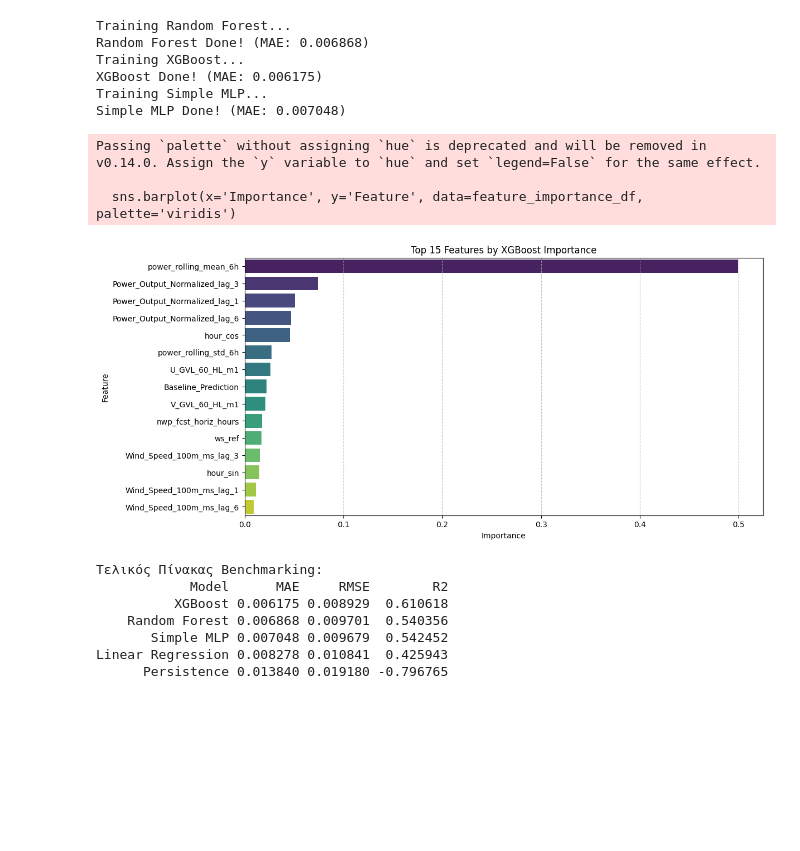
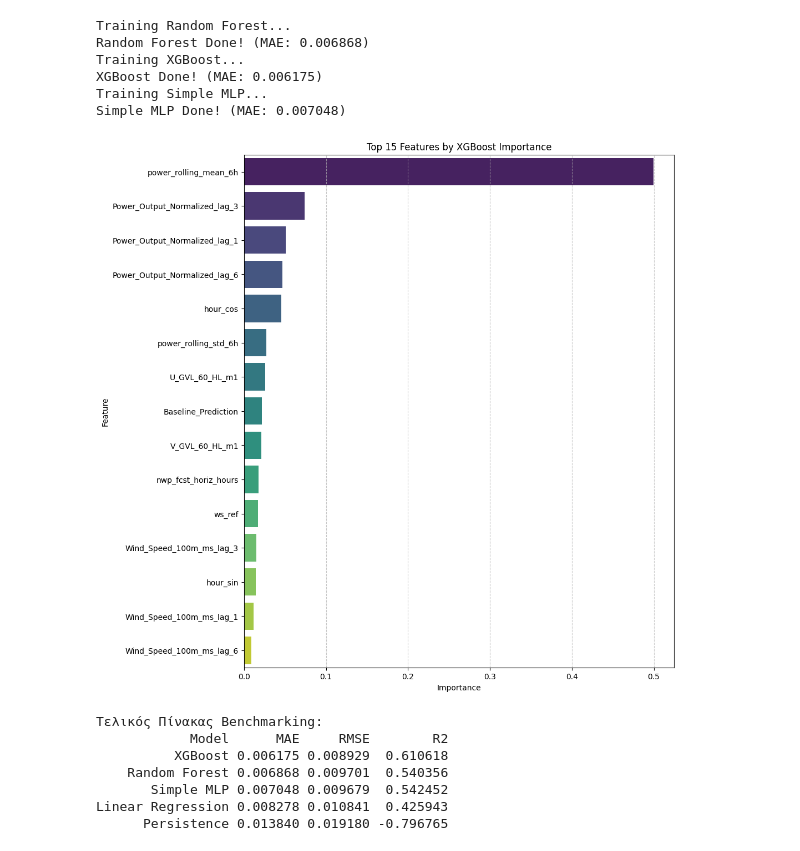
Before and after one commit to Dionysis33/WindPower_DigitalTwin, a Jupyter notebook: notebooks/07_advanced_baselines_and_importance.ipynb, the cells around one changed output. Saved outputs shown, nothing was run; the diff lists cells and outputs as text; code cells hidden in the pictures; blank space fills up the shorter version.

Commit message:
feat: complete advanced baselines with XGBoost (R2: 0.61) and fix visualization warnings

```diff
--- a/notebooks/07_advanced_baselines_and_importance.ipynb
+++ b/notebooks/07_advanced_baselines_and_importance.ipynb
@@ -91,20 +91,17 @@ Simple MLP Done! (MAE: 0.007048)
 # %%
 # Χρησιμοποιούμε το XGBoost για το importance
 importances = models["XGBoost"].feature_importances_
 feature_names = X_train.columns
 feature_importance_df = pd.DataFrame({'Feature': feature_names, 'Importance': importances})
 feature_importance_df = feature_importance_df.sort_values(by='Importance', ascending=False).head(15)
 
-plt.figure(figsize=(12, 6))
-sns.barplot(x='Importance', y='Feature', data=feature_importance_df, palette='viridis')
+plt.figure(figsize=(10, 12))
+sns.barplot(x='Importance', y='Feature', data=feature_importance_df, hue='Feature', palette='viridis', legend=False)
 plt.title('Top 15 Features by XGBoost Importance')
 plt.grid(axis='x', linestyle='--', alpha=0.7)
 plt.show()
 # %% [output]
-Passing `palette` without assigning `hue` is deprecated and will be removed in v0.14.0. Assign the `y` variable to `hue` and set `legend=False` for the same effect.
-
-  sns.barplot(x='Importance', y='Feature', data=feature_importance_df, palette='viridis')
-[figure, old version]
+[figure, new version]
 # %%
 # 5. Τελική Σύγκριση όλων των Baselines (Notebook 06 + 07)
 # Χρησιμοποιούμε τις ακριβείς τιμές από το Notebook 06
```
